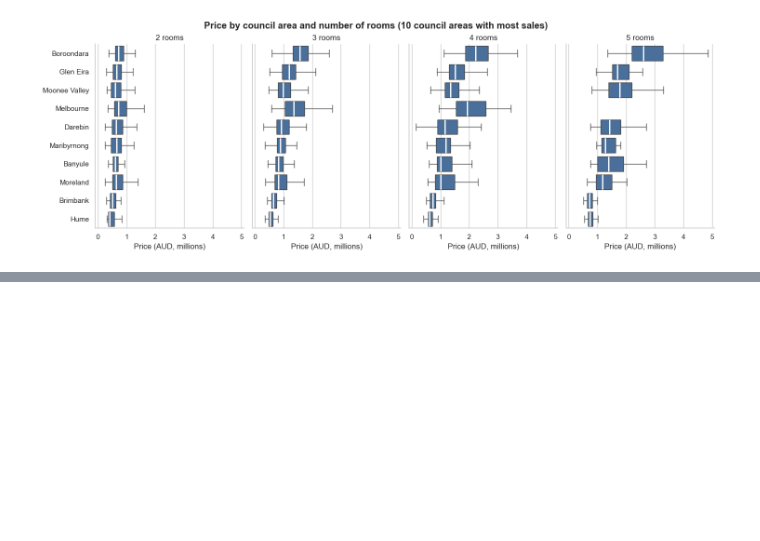
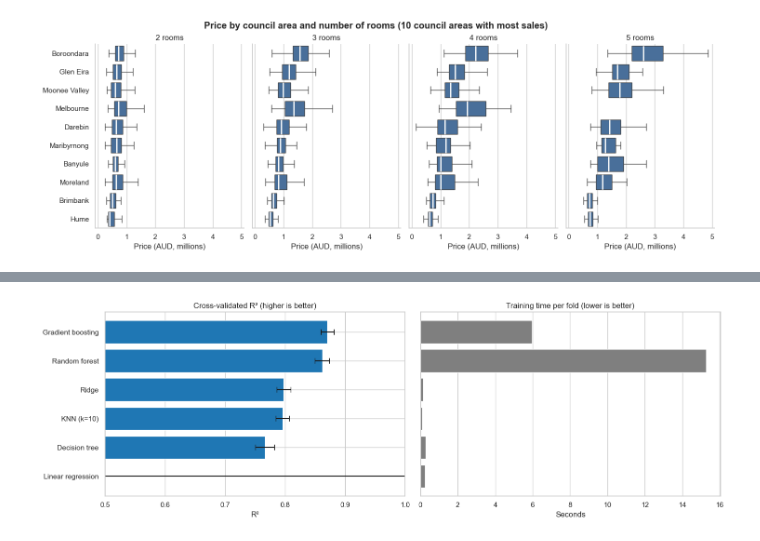
Before and after one commit to SindhujaDavuluri-IAAC/5-day1-assignment, a Jupyter notebook: Mel_data_cleaning_and_EDA_5.ipynb, the cells around one changed output, grey strips where cells are left out. Drawn from its saved outputs; the diff is of its cells as text; code cells hidden in the pictures; blank space fills up the shorter version.

```diff
--- a/Mel_data_cleaning_and_EDA_5.ipynb
+++ b/Mel_data_cleaning_and_EDA_5.ipynb
@@ -1404,0 +2078,30 @@ Figure saved to figures\17_multivariate_price_rooms_by_council.png
+# %%
+from pathlib import Path
+
+# Create figures directory if it doesn't exist
+Path("figures").mkdir(parents=True, exist_ok=True)
+
+# Drop the baseline model for a cleaner visualization of active models
+plot_data = regression_results.drop(index="Baseline (mean)").sort_values("R2 mean")
+
+fig, axes = plt.subplots(1, 2, figsize=(15, 5))
+
+# Left plot: Cross-validated R² with error bars (+/- one standard deviation)
+axes[0].barh(plot_data.index, plot_data["R2 mean"], xerr=plot_data["R2 std"], color="tab:blue", capsize=4)
+axes[0].set_xlim(0.5, 1)
+axes[0].set_title("Cross-validated R² (higher is better)")
+axes[0].set_xlabel("R²")
+
+# Right plot: Training time per fold
+axes[1].barh(plot_data.index, plot_data["fit time (s)"], color="tab:grey")
+axes[1].set_title("Training time per fold (lower is better)")
+axes[1].set_xlabel("Seconds")
+axes[1].set_yticks([])
+
+plt.tight_layout()
+
+# Save the figure to the figures folder
+plt.savefig("figures/03_regression_model_comparison.png")
+plt.show()
+# %% [output]
+[figure, added]
```
Also changed, not shown: parts of 48 cells of this notebook, 7 other files.
